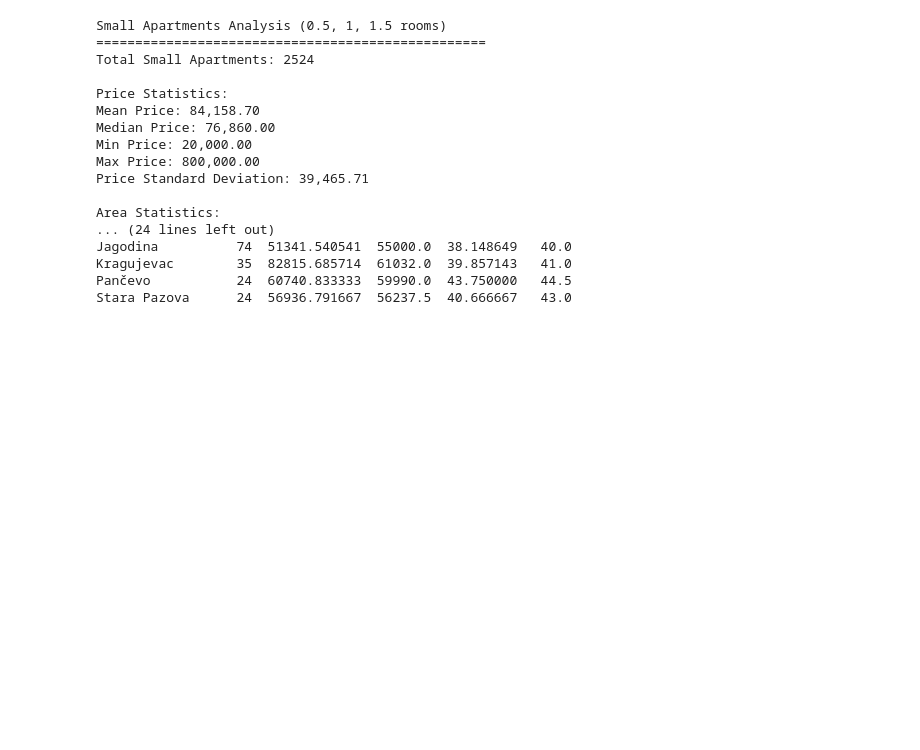
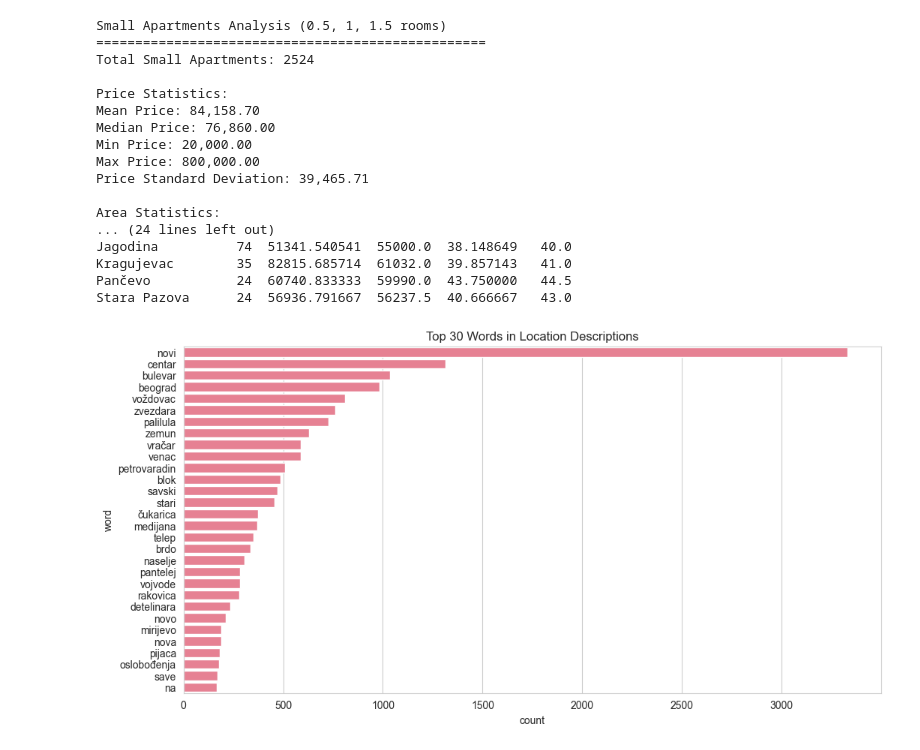
Before and after one commit to jovanovic-djo/real-estate-data-hub, a Jupyter notebook: notebooks/exploratory_data_analysis.ipynb, the cells around one changed output. Drawn from its saved outputs; the diff is of its cells as text; code cells hidden in the pictures; blank space fills up the shorter version.

Commit message:
add location words graph and new borough column

```diff
--- a/notebooks/exploratory_data_analysis.ipynb
+++ b/notebooks/exploratory_data_analysis.ipynb
@@ -410,3 +410,23 @@ Jagodina          74  51341.540541  55000.0  38.148649   40.0
 Kragujevac        35  82815.685714  61032.0  39.857143   41.0
 Pančevo           24  60740.833333  59990.0  43.750000   44.5
 Stara Pazova      24  56936.791667  56237.5  40.666667   43.0
+# %%
+# Most common locations
+location_words = ' '.join(df['location'].astype(str)).lower().split()
+word_freq = Counter(location_words)
+
+common_words = {',', 'sad', 'gradska', 'lokacija', 'opština', 'lokacije', 'gradske', 'grad', 'planina'}
+word_freq = {k: v for k, v in word_freq.items()
+    if k not in common_words and not k.isdigit()}
+
+words = pd.DataFrame(list(word_freq.items()), columns=['word', 'count'])
+words = words.sort_values('count', ascending=False).head(30)
+
+plt.figure(figsize=(12, 6))
+sns.barplot(data=words, x='count', y='word')
+plt.title('Top 30 Words in Location Descriptions')
+output = "common locations chart"
+plt.savefig(graph_directory + output)
+plt.show()
+# %% [output]
+[figure, added]
```
Also changed, not shown: 6 other files.
